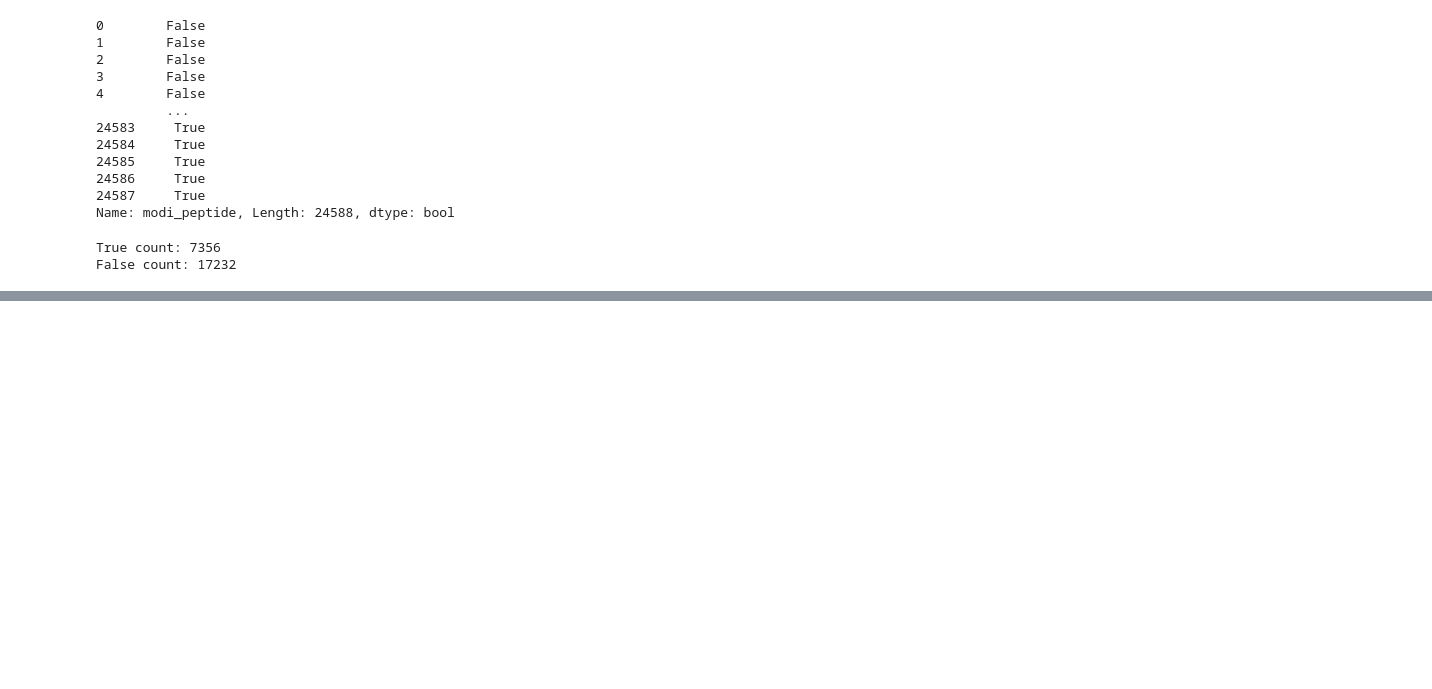
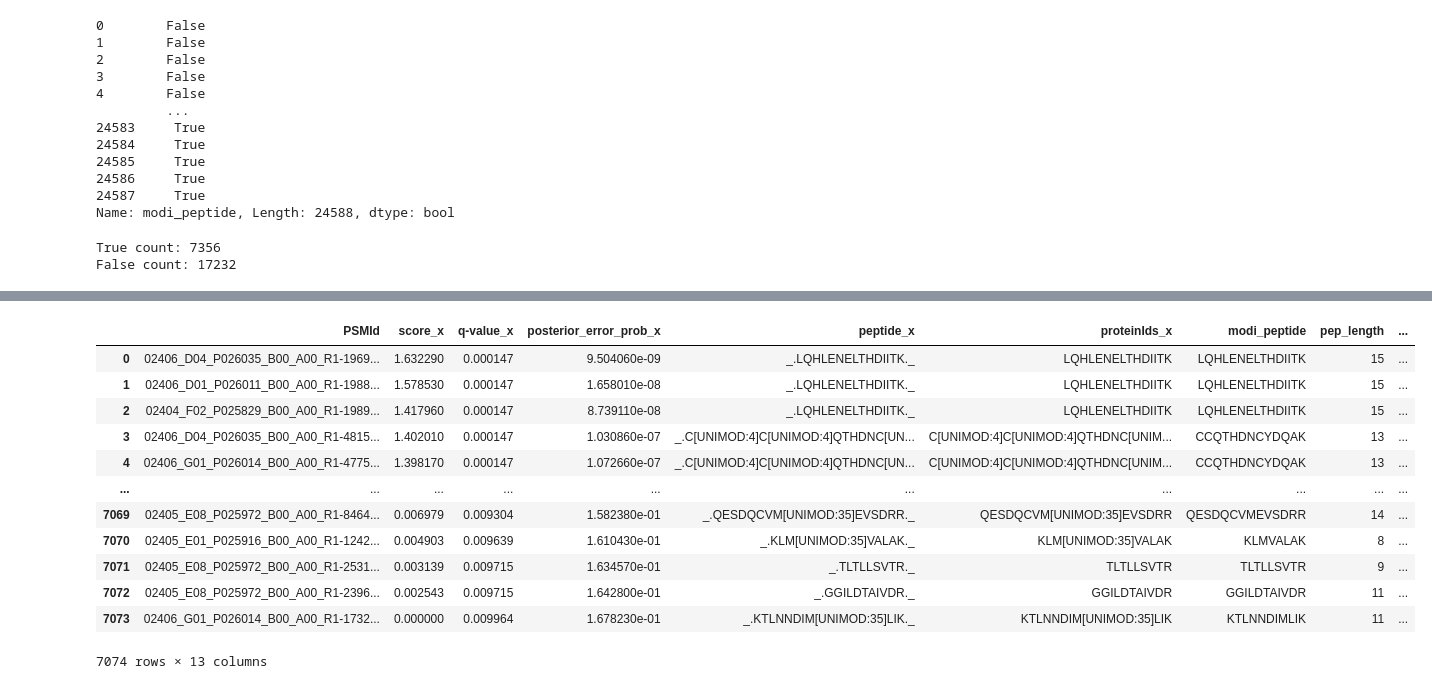
Before and after one commit to sara-aman/Projects, a Jupyter notebook: Thesis/plotting.ipynb, the cells around one changed output, grey strips where cells are left out. Drawn from its saved outputs; the diff is of its cells as text; code cells hidden in the pictures; blank space fills up the shorter version.

```diff
--- a/Thesis/plotting.ipynb
+++ b/Thesis/plotting.ipynb
@@ -172,0 +160,27 @@ filt_andro = filt_andro[filt_andro['q-value']<=0.01]
+# %%
+#add new column to clean peptides in it
+percolator_output_prosit["modi_peptide"] = percolator_output_prosit['peptide']
+PO_SH_prosit["modi_peptide"] = PO_SH_prosit['peptide']
+PO_SBH_prosit["modi_peptide"] = PO_SBH_prosit['peptide']
+
+
+#rename the dataframes
+cleaned_SA_prosit = percolator_output_prosit
+cleaned_SH_prosit = PO_SH_prosit
+cleaned_SBH_prosit = PO_SBH_prosit
+
+#################################################
+#clean the modi_peptide column
+cleaned_SA_prosit['modi_peptide'] = cleaned_SA_prosit['modi_peptide'].str.replace(r'[_,.:,\d]+', '', regex=True)
+cleaned_SA_prosit['modi_peptide'] = cleaned_SA_prosit['modi_peptide'].str.replace(r'\[UNIMOD\]', '', regex= True)
+cleaned_SA_prosit['pep_length'] = cleaned_SA_prosit['modi_peptide'].str.len()
+#################################################
+cleaned_SH_prosit['modi_peptide'] = cleaned_SH_prosit['modi_peptide'].str.replace(r'[_,.:,\d]+', '', regex=True)
+cleaned_SH_prosit['modi_peptide'] = cleaned_SH_prosit['modi_peptide'].str.replace(r'\[UNIMOD\]', '', regex= True)
+cleaned_SH_prosit['pep_length'] = cleaned_SH_prosit['modi_peptide'].str.len()
+#################################################
+cleaned_SBH_prosit['modi_peptide'] = cleaned_SBH_prosit['modi_peptide'].str.replace(r'[_,.:,\d]+', '', regex=True)
+cleaned_SBH_prosit['modi_peptide'] = cleaned_SBH_prosit['modi_peptide'].str.replace(r'\[UNIMOD\]', '', regex= True)
+cleaned_SBH_prosit['pep_length'] = cleaned_SBH_prosit['modi_peptide'].str.len()
+#################################################
+cleaned_SA_prosit
@@ -173,2 +217,11 @@ filt_andro = filt_andro[filt_andro['q-value']<=0.01]
+# %%
+#filtered to 1% FDR
+cleaned_SA_prosit = cleaned_SA_prosit[cleaned_SA_prosit['q-value'] <= 0.01]
+cleaned_SH_prosit = cleaned_SH_prosit[cleaned_SH_prosit['q-value'] <= 0.01]
+cleaned_SBH_prosit = cleaned_SBH_prosit[cleaned_SBH_prosit['q-value'] <= 0.01]
+#################################################
+cleaned_SA_andro = cleaned_SA_andro[cleaned_SA_andro['q-value']<=0.01]
+cleaned_SH_andro = cleaned_SH_andro[cleaned_SH_andro['q-value']<=0.01]
+cleaned_SBH_andro = cleaned_SBH_andro[cleaned_SBH_andro['q-value']<=0.01]
 # %%
 # unique peptides to the andromeda_target (percolator target output for rescoring without peptide property prediction)
@@ -264,0 +320,7 @@ lost
+# %%
+# common peptides
+common_SA = cleaned_SA_prosit.merge(cleaned_SA_andro, how="inner", on=['modi_peptide','PSMId'])
+common_SH = cleaned_SH_prosit.merge(cleaned_SH_andro, how="inner", on=['modi_peptide','PSMId'])
+common_SBH = cleaned_SBH_prosit.merge(cleaned_SBH_andro, how="inner", on=['modi_peptide','PSMId'])
+
+common_SA
@@ -264,0 +341,16 @@ lost
+# %%
+common_SH
+# %% [output]
+|  | PSMId | score_x | q-value_x | posterior_error_prob_x | peptide_x | proteinIds_x | modi_peptide | pep_length | ... |
+| 0 | 02406_D04_P026035_B00_A00_R1-1969... | 1.632290 | 0.000147 | 9.504060e-09 | _.LQHLENELTHDIITK._ | LQHLENELTHDIITK | LQHLENELTHDIITK | 15 | ... |
+| 1 | 02406_D01_P026011_B00_A00_R1-1988... | 1.578530 | 0.000147 | 1.658010e-08 | _.LQHLENELTHDIITK._ | LQHLENELTHDIITK | LQHLENELTHDIITK | 15 | ... |
+| 2 | 02404_F02_P025829_B00_A00_R1-1989... | 1.417960 | 0.000147 | 8.739110e-08 | _.LQHLENELTHDIITK._ | LQHLENELTHDIITK | LQHLENELTHDIITK | 15 | ... |
+| 3 | 02406_D04_P026035_B00_A00_R1-4815... | 1.402010 | 0.000147 | 1.030860e-07 | _.C[UNIMOD:4]C[UNIMOD:4]QTHDNC[UN... | C[UNIMOD:4]C[UNIMOD:4]QTHDNC[UNIM... | CCQTHDNCYDQAK | 13 | ... |
+| 4 | 02406_G01_P026014_B00_A00_R1-4775... | 1.398170 | 0.000147 | 1.072660e-07 | _.C[UNIMOD:4]C[UNIMOD:4]QTHDNC[UN... | C[UNIMOD:4]C[UNIMOD:4]QTHDNC[UNIM... | CCQTHDNCYDQAK | 13 | ... |
+| ... | ... | ... | ... | ... | ... | ... | ... | ... | ... |
+| 7069 | 02405_E08_P025972_B00_A00_R1-8464... | 0.006979 | 0.009304 | 1.582380e-01 | _.QESDQCVM[UNIMOD:35]EVSDRR._ | QESDQCVM[UNIMOD:35]EVSDRR | QESDQCVMEVSDRR | 14 | ... |
+| 7070 | 02405_E01_P025916_B00_A00_R1-1242... | 0.004903 | 0.009639 | 1.610430e-01 | _.KLM[UNIMOD:35]VALAK._ | KLM[UNIMOD:35]VALAK | KLMVALAK | 8 | ... |
+| 7071 | 02405_E08_P025972_B00_A00_R1-2531... | 0.003139 | 0.009715 | 1.634570e-01 | _.TLTLLSVTR._ | TLTLLSVTR | TLTLLSVTR | 9 | ... |
+| 7072 | 02405_E08_P025972_B00_A00_R1-2396... | 0.002543 | 0.009715 | 1.642800e-01 | _.GGILDTAIVDR._ | GGILDTAIVDR | GGILDTAIVDR | 11 | ... |
+| 7073 | 02406_G01_P026014_B00_A00_R1-1732... | 0.000000 | 0.009964 | 1.678230e-01 | _.KTLNNDIM[UNIMOD:35]LIK._ | KTLNNDIM[UNIMOD:35]LIK | KTLNNDIMLIK | 11 | ... |
+7074 rows × 13 columns
```
Also changed, not shown: parts of 35 cells of this notebook.
